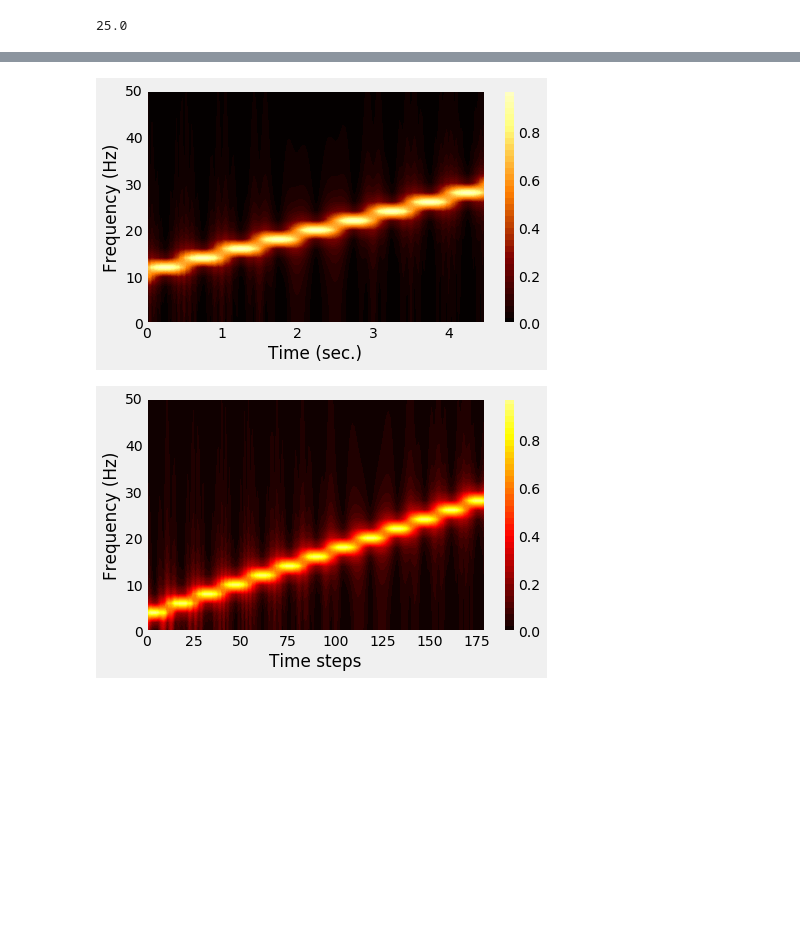
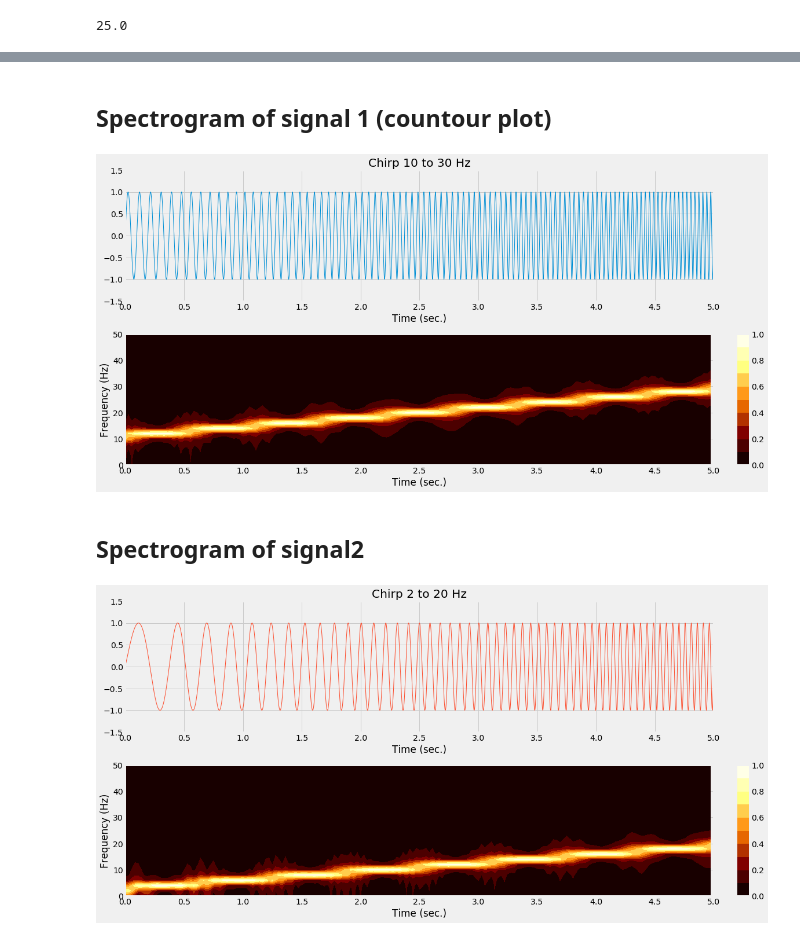
Before and after one commit to OrielBanne/myIPythonNotebooks, a Jupyter notebook: Signal_Processing/Spectrogram.ipynb, the cells around one changed output, grey strips where cells are left out. Drawn from its saved outputs; the diff is of its cells as text; code cells hidden in the pictures; blank space fills up the shorter version.

```diff
--- a/Signal_Processing/Spectrogram.ipynb
+++ b/Signal_Processing/Spectrogram.ipynb
@@ -79,11 +80,10 @@ Text(0.5, 0, 'Frequency (Hz)')
 WinLength = int(0.5*sf) # 500 points (0.5 sec, 500 ms)
 step = int(0.025*sf) # 25 points (or 25 ms)
 
-
 # we have less resolution here because the signals are smaller
 Nsamples = int( np.floor(WinLength/2) )
-hz = np.linspace(0,Nysquid, Nsamples+1)
+hz = np.linspace(0,Nyquist, Nsamples+1)
 # %%
-nsteps = int(np.floor ( (signal.size - WinLength)/step) )
-print(nsteps)
+nsteps = int(np.floor ( (signal1.size - WinLength)/step) )
+print(signal1.size, nsteps)
 # %% [output]
@@ -96,28 +91,48 @@ array([[0.001 , 0.002 , 0.0025, 0.005 , 0.01  ],
+# %% [markdown]
+<H2>Spectrogram of signal 1 (countour plot)</H2>
 # %%
 # time-frequency matrix
 tf = np.empty( (hz.size, nsteps ))
 
 myamp = list()
 for i in range(nsteps):
 
     # slice signal
     data = signal1[i*step:i*step+WinLength]
 
     fftcoef = np.fft.fft(data)/WinLength
     myamp.append( 2*np.abs(fftcoef[:len(hz)]) )
 
 # plot
 
-plt.contourf(np.arange(nsteps)*0.025,hz,np.array(myamp).T,40,cmap='afmhot')#,'linecolor','none')
-plt.ylim([0,50])
-plt.clim([0,1.1])
-plt.xlabel('Time (sec.)')
-plt.ylabel('Frequency (Hz)')
-#plt.title('Time-frequency power via short-time FFT')
-plt.colorbar(fraction = 0.05, ticks = np.arange(0,1.2,.2))
-plt.show()
+fig, ax = plt.subplots(2,1, figsize = (16,8), constrained_layout=True)
+#fig.suptitle('Time-frequency power via short-time FFT')
+
+ax[0].plot(time, signal1, lw = 1, color='C0')
+ax[0].set_ylim(-1.5,1.5)
+ax[0].set_title('Chirp 10 to 30 Hz')
+
+# spectrum is a ContourSet object
+dt = 5/180 # 5 seconds in 180 samples
+X = np.arange(nsteps)*dt
+Y = hz
+Z = np.array(myamp).T
+levels = 10
+spectrum = ax[1].contourf(X,Y,Z,levels,cmap='afmhot')#,'linecolor','none')
+ax[1].set_ylim([0,50])
+
+ax[1].set_ylabel('Frequency (Hz)')
+
+fig.colorbar(spectrum, fraction = 0.05, ticks = np.arange(0,1.2,.2))
+
+for myax in ax:
+    myax.set_xlim(0, 5)
+    myax.set_xticks(np.arange(0, 5.5, 0.5))
+    myax.set_xlabel('Time (sec.)')
 # %% [output]
-[figure, old version]
+[figure, new version]
+# %% [markdown]
+<H2>Spectrogram of signal2 </H2>
 # %%
 # time-frequency matrix
 tf = np.empty( (hz.size, nsteps ))
@@ -132,13 +147,30 @@ for i in range(nsteps):
     myamp.append( 2*np.abs(fftcoef[:len(hz)]) )
 
 # plot
-plt.contourf(range(nsteps),hz,np.array(myamp).T,40,cmap='hot')#,'linecolor','none')
-plt.ylim([0,50])
-plt.clim([0,1.1])
-plt.xlabel('Time steps')
-plt.ylabel('Frequency (Hz)')
-#plt.title('Time-frequency power via short-time FFT')
-plt.colorbar(fraction = 0.05, ticks = np.arange(0,1.2,.2))
-plt.show()
+
+fig, ax = plt.subplots(2,1, figsize = (16,8), constrained_layout=True)
+#fig.suptitle('Time-frequency power via short-time FFT')
+
+ax[0].plot(time, signal2, lw = 1, color='C1')
+ax[0].set_ylim(-1.5,1.5)
+ax[0].set_title('Chirp 2 to 20 Hz')
+
+# spectrum is a ContourSet object
+dt = 5/180 # 5 seconds in 180 samples
+X = np.arange(nsteps)*dt
+Y = hz
+Z = np.array(myamp).T
+levels = 10
+spectrum = ax[1].contourf(X,Y,Z,levels,cmap='afmhot')#,'linecolor','none')
+ax[1].set_ylim([0,50])
+
+ax[1].set_ylabel('Frequency (Hz)')
+
+fig.colorbar(spectrum, fraction = 0.05, ticks = np.arange(0,1.2,.2))
+
+for myax in ax:
+    myax.set_xlim(0, 5)
+    myax.set_xticks(np.arange(0, 5.5, 0.5))
+    myax.set_xlabel('Time (sec.)')
 # %% [output]
-[figure, old version]
+[figure, new version]
```
Also changed, not shown: parts of 3 cells of this notebook, 1 other file.
